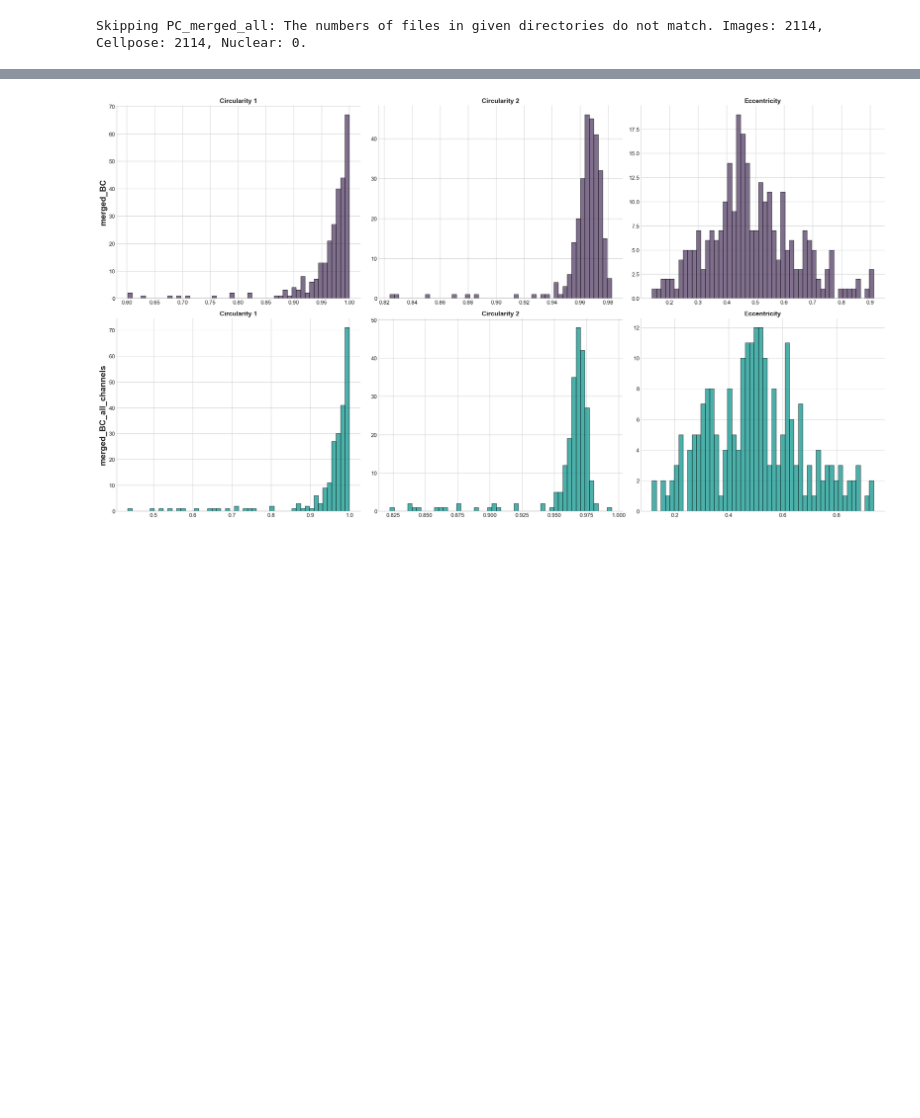
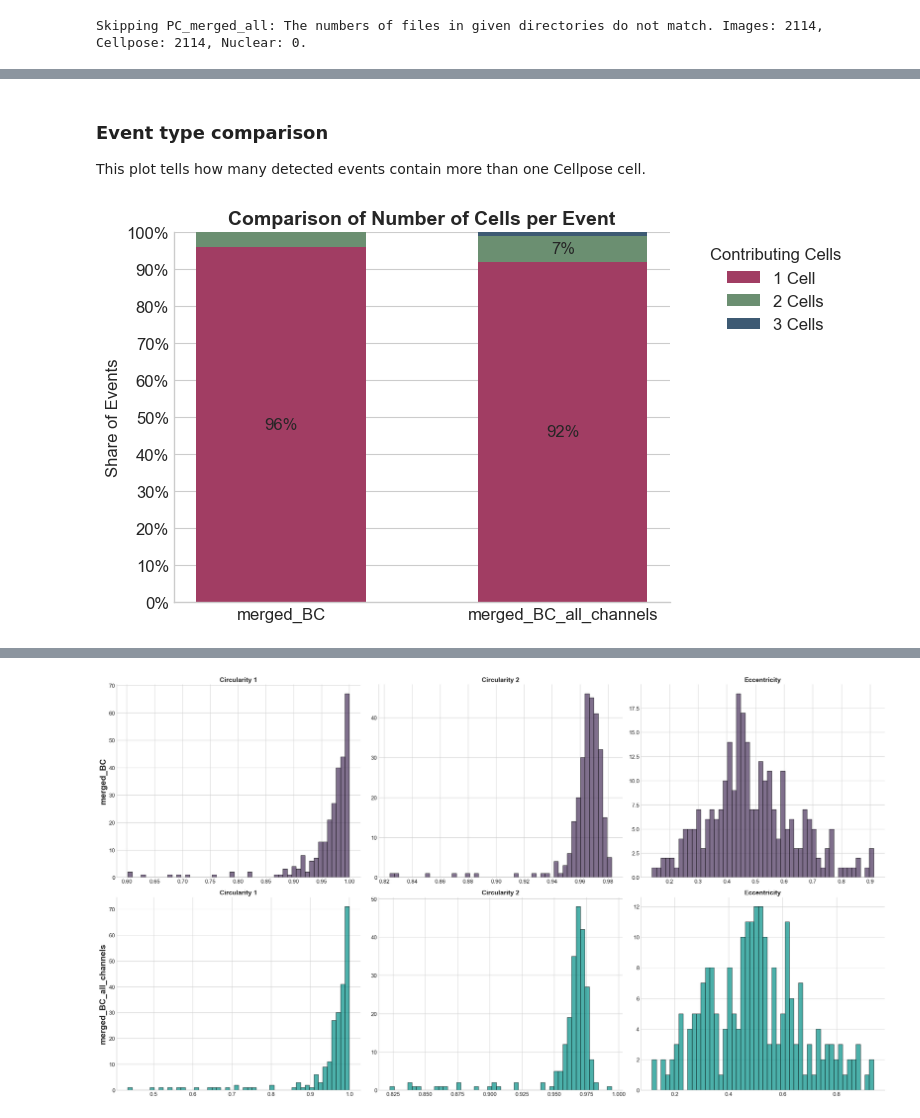
Before and after one commit to piotr-kedzierski/mask_analysis, a Jupyter notebook: mask_analysis.ipynb, the cells around one changed output, grey strips where cells are left out. Saved outputs shown, nothing was run; the diff lists cells and outputs as text; code cells hidden in the pictures; blank space fills up the shorter version.

```diff
--- a/mask_analysis.ipynb
+++ b/mask_analysis.ipynb
@@ -63,2 +129,36 @@ Skipping PC_merged_all: The numbers of files in given directories do not match.
+# %% [markdown]
+### Event type comparison
+This plot tells how many detected events contain more than one Cellpose cell.
+# %%
+fig, ax = plt.subplots()
+
+series_dict = {}
+for p in converted_populations:
+    counts = dfs[p]["N Contributing Cellpose Cells"].value_counts(normalize=True).sort_index()
+    series_dict[p] = counts
+
+plot_data = pd.DataFrame(series_dict).fillna(0)
+bottom = np.zeros(len(converted_populations))
+
+for cell_count, row in plot_data.iterrows():
+    shares_array = row.values
+
+    p_bar = ax.bar(converted_populations, shares_array, label=f'{cell_count} Cells' if cell_count>1 else '1 Cell', bottom=bottom, width=0.6, color=COLORS[cell_count-1])
+
+    ax.bar_label(p_bar, label_type='center', fmt=lambda x: f'{x*100:.0f}%' if x > 0.05 else '')
+
+    bottom += shares_array
+
+
+ax.set_ylabel('Share of Events')
+ax.set_title('Comparison of Number of Cells per Event')
+
+ax.set_yticks(np.arange(0, 1.1, 0.1))
+ax.set_yticklabels([f'{int(y*100)}%' for y in np.arange(0, 1.1, 0.1)])
+ax.legend(title='Contributing Cells', bbox_to_anchor=(1.05, 1), loc='upper left')
+
+plt.show()
+# %% [output]
+[figure, added]
 # %% [markdown]
 # Joint Circularity Analysis
```
Also changed, not shown: parts of 17 cells of this notebook, 1 other file.
